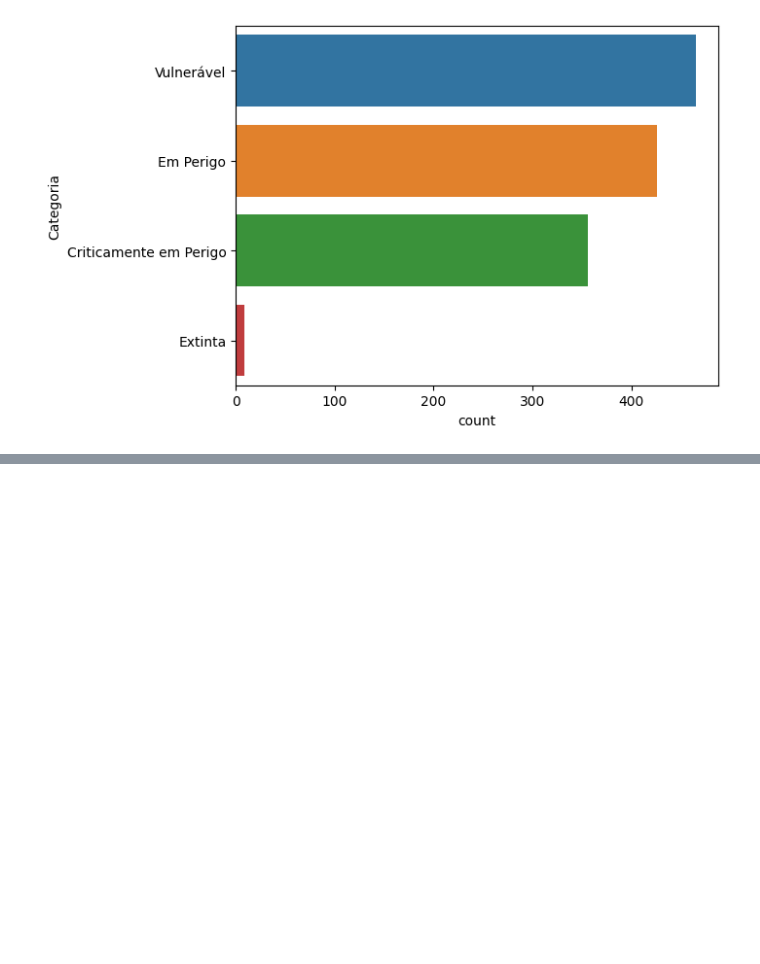
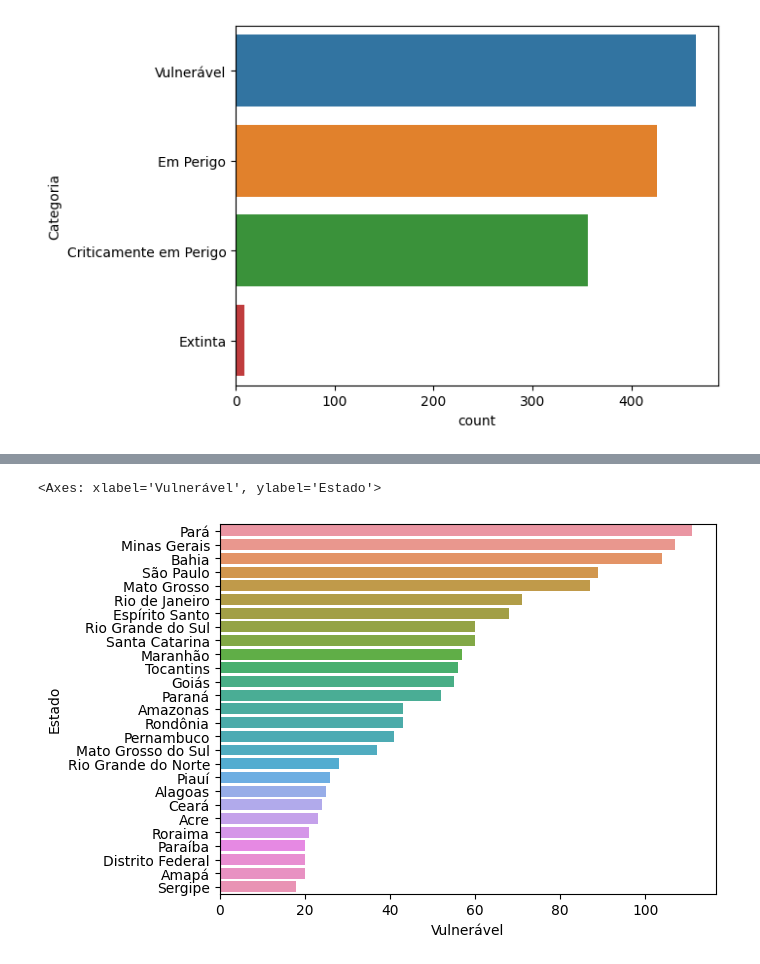
Before and after one commit to Joelson-Ferreira/TecnicasDeProgramacao1, a Jupyter notebook: Analysis.ipynb, the cells around one changed output, grey strips where cells are left out. Saved outputs shown, nothing was run; the diff lists cells and outputs as text; code cells hidden in the pictures; blank space fills up the shorter version.

```diff
--- a/Analysis.ipynb
+++ b/Analysis.ipynb
@@ -108,0 +175,17 @@ See the caveats in the documentation: https://pandas.pydata.org/pandas-docs/stab
+# %%
+# qual a quantidade de espécies consideradas vulneráveis por estado?
+
+
+df_estados = df_estados.sort_values(by='Vulnerável', ascending=False)
+sns.barplot(df_estados, x="Vulnerável", y="Estado", errorbar=None)
+
+'''
+Insights:
+é possível notar que Pará, Minas Gerais, Bahia e São Paulo são os estados com maior número de espécies consideradas vulneráveis.
+Todos esses 4 estados estão no top5 dos que apresentam a maior quantidade de espécies.
+
+enquanto Amapá, Sergipe e Distrito Federal são o que apresentam menor número
+'''
+# %% [output]
+<Axes: xlabel='Vulnerável', ylabel='Estado'>
+[figure, added]
```
Also changed, not shown: parts of 9 cells of this notebook.
